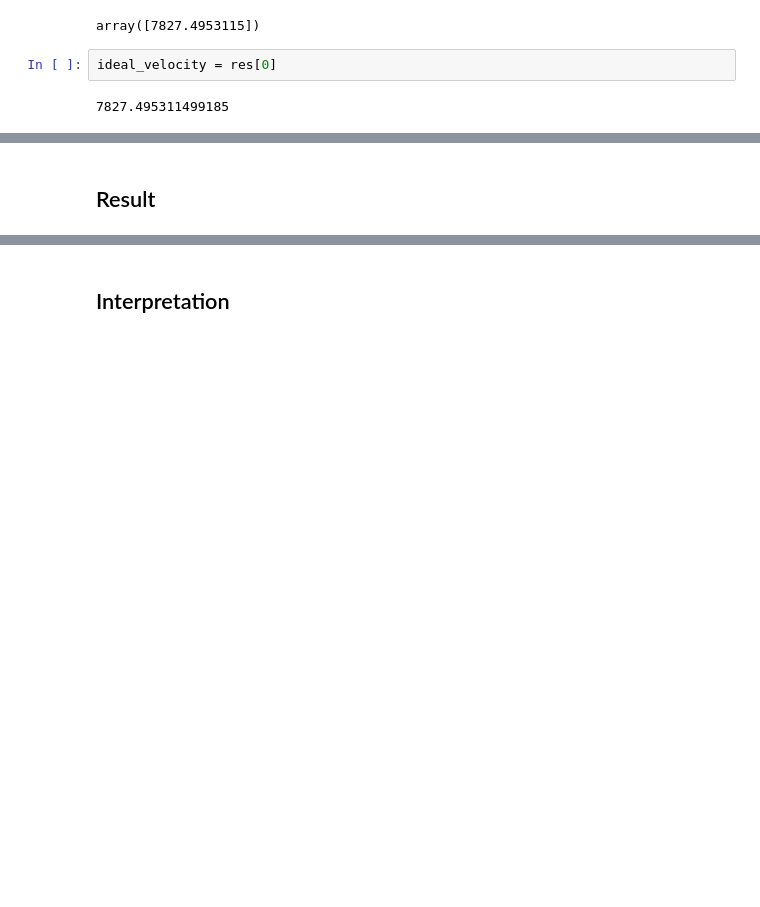
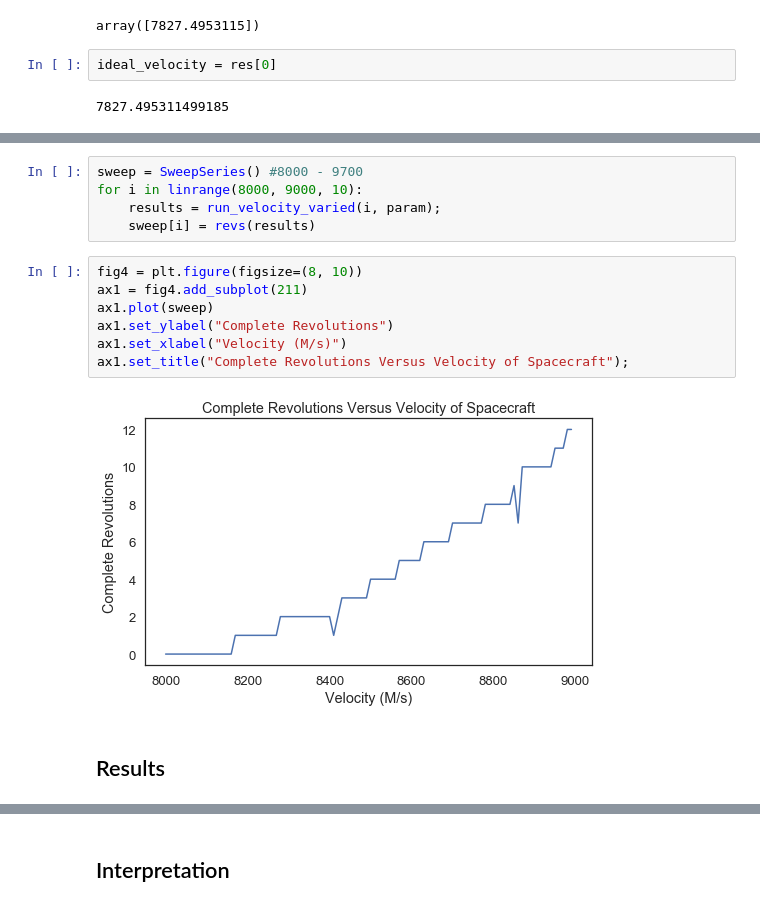
Before and after one commit to Inkering/orbiter, a Jupyter notebook: DieterOrbiter.ipynb, the cells around one changed output, grey strips where cells are left out. Drawn from its saved outputs; the diff is of its cells as text; blank space fills up the shorter version.

```diff
--- a/DieterOrbiter.ipynb
+++ b/DieterOrbiter.ipynb
@@ -387,2 +468,16 @@ Use the mission flight report as validation. May just be a plot to diagram compa
+# %%
+sweep = SweepSeries() #8000 - 9700
+for i in linrange(8000, 9000, 10):
+    results = run_velocity_varied(i, param);
+    sweep[i] = revs(results)
+# %%
+fig4 = plt.figure(figsize=(8, 10))
+ax1 = fig4.add_subplot(211)
+ax1.plot(sweep)
+ax1.set_ylabel("Complete Revolutions")
+ax1.set_xlabel("Velocity (M/s)")
+ax1.set_title("Complete Revolutions Versus Velocity of Spacecraft");
+# %% [output]
+[figure, added]
 # %% [markdown]
-## Result
+## Results
```
Also changed, not shown: parts of 22 cells of this notebook.
